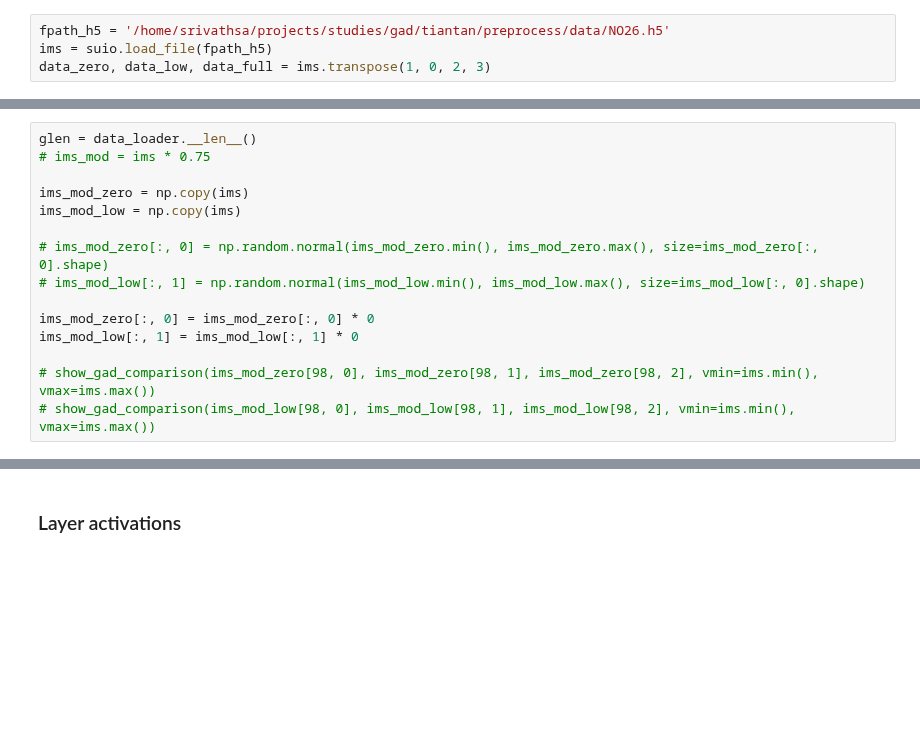
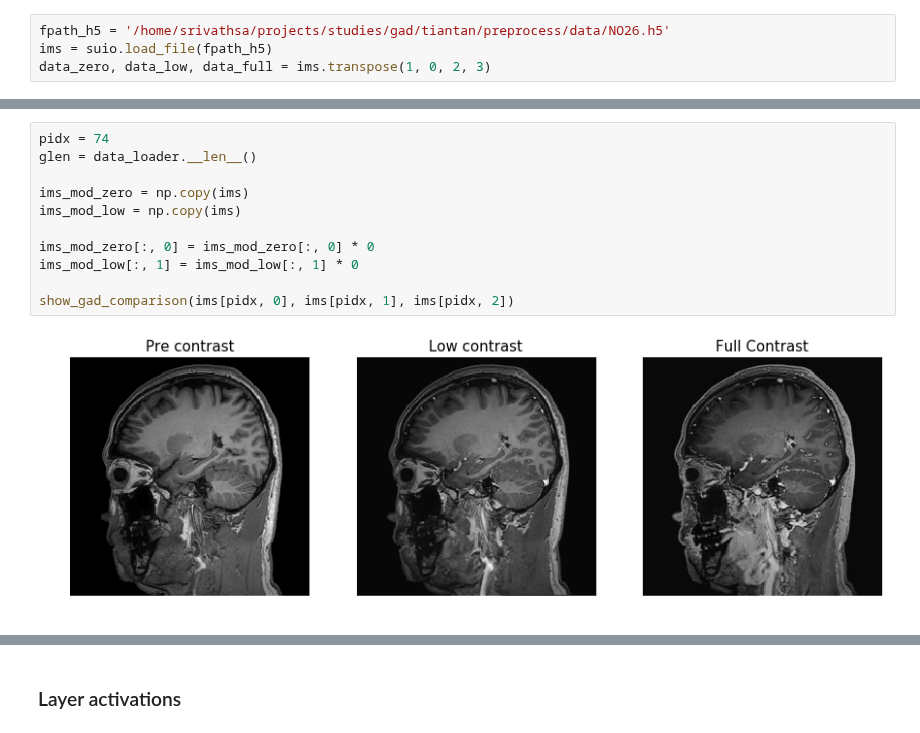
Before and after one commit to subtlemedicalinc/SubtleBoost, a Jupyter notebook: notebooks/Image Scale Sensitivity.ipynb, the cells around one changed output, grey strips where cells are left out. Cells and saved outputs as stored; diff of their text form; blank space fills up the shorter version.

```diff
--- a/notebooks/Image Scale Sensitivity.ipynb
+++ b/notebooks/Image Scale Sensitivity.ipynb
@@ -123,18 +113,16 @@ loading weights from /home/srivathsa/projects/studies/gad/tiantan/train/checkpoi
-# %%
-glen = data_loader.__len__()
-# ims_mod = ims * 0.75
-
-ims_mod_zero = np.copy(ims)
-ims_mod_low = np.copy(ims)
-
-# ims_mod_zero[:, 0] = np.random.normal(ims_mod_zero.min(), ims_mod_zero.max(), size=ims_mod_zero[:, 0].shape)
-# ims_mod_low[:, 1] = np.random.normal(ims_mod_low.min(), ims_mod_low.max(), size=ims_mod_low[:, 0].shape)
-
-ims_mod_zero[:, 0] = ims_mod_zero[:, 0] * 0
-ims_mod_low[:, 1] = ims_mod_low[:, 1] * 0
-
-# show_gad_comparison(ims_mod_zero[98, 0], ims_mod_zero[98, 1], ims_mod_zero[98, 2], vmin=ims.min(), vmax=ims.max())
-# show_gad_comparison(ims_mod_low[98, 0], ims_mod_low[98, 1], ims_mod_low[98, 2], vmin=ims.min(), vmax=ims.max())
+# %%
+pidx = 74
+glen = data_loader.__len__()
+
+ims_mod_zero = np.copy(ims)
+ims_mod_low = np.copy(ims)
+
+ims_mod_zero[:, 0] = ims_mod_zero[:, 0] * 0
+ims_mod_low[:, 1] = ims_mod_low[:, 1] * 0
+
+show_gad_comparison(ims[pidx, 0], ims[pidx, 1], ims[pidx, 2])
+# %% [output]
+[figure, added]
 # %%
 ypred = []
 ypred_mod_zero = []
```
Also changed, not shown: parts of 5 cells of this notebook.
